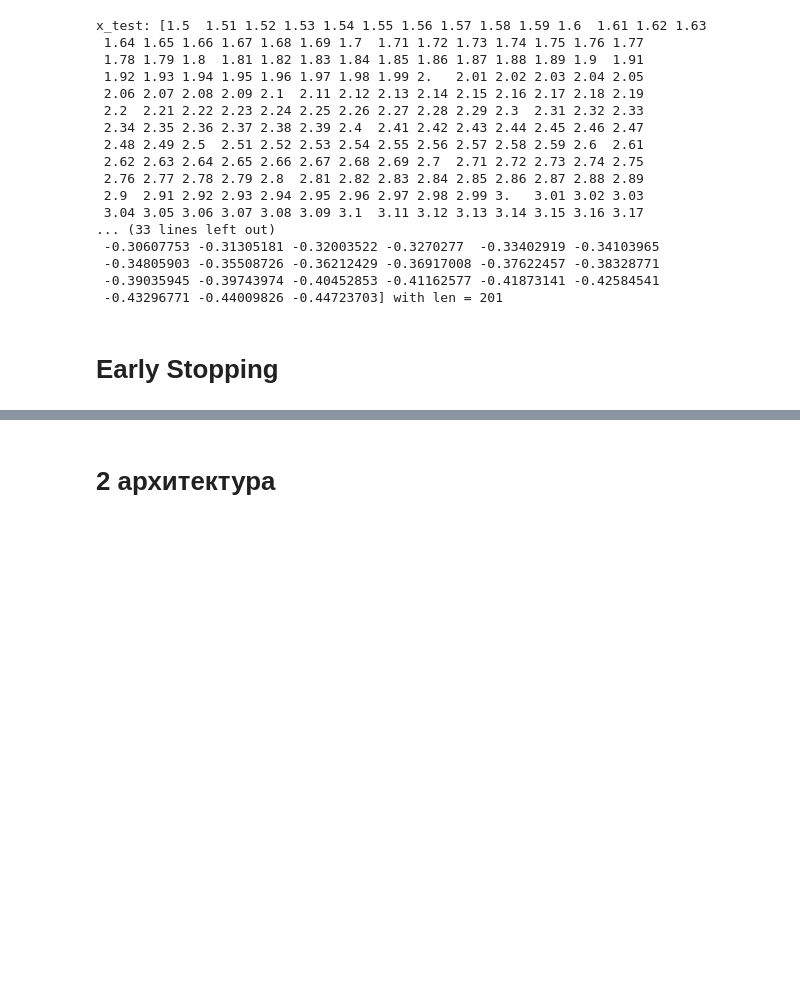
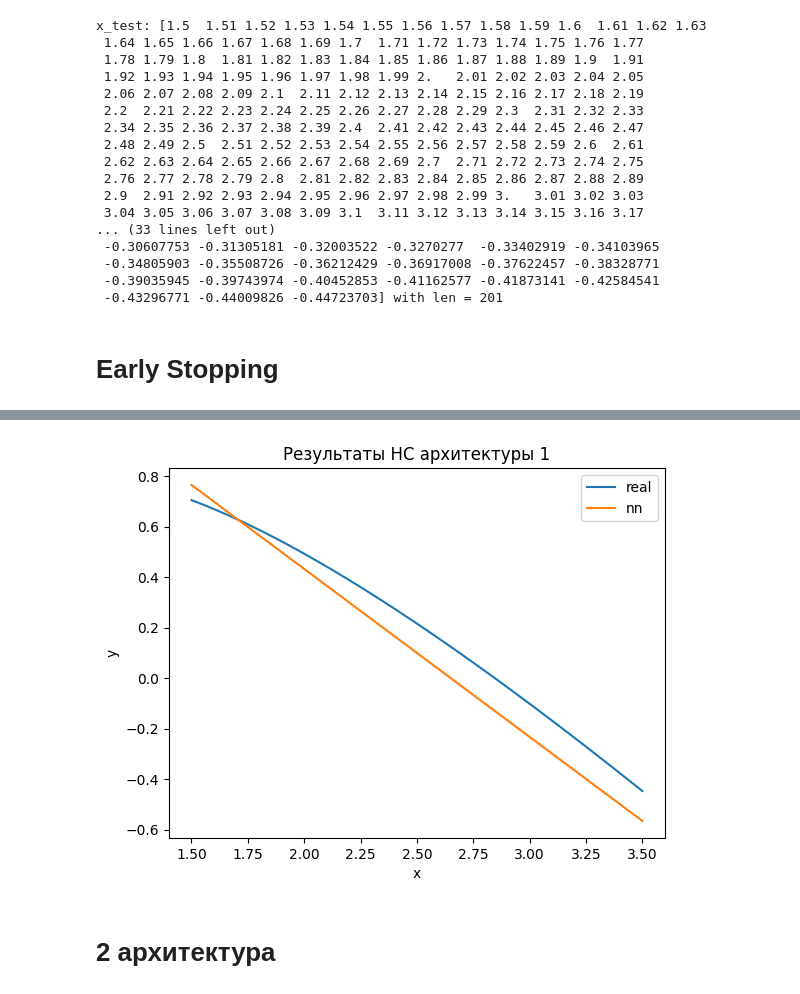
Before and after one commit to um4ru-ch4n/magistracy, a Jupyter notebook: actual/lab5/main.ipynb, the cells around one changed output, grey strips where cells are left out. Saved outputs shown, nothing was run; the diff lists cells and outputs as text; code cells hidden in the pictures; blank space fills up the shorter version.

```diff
--- a/actual/lab5/main.ipynb
+++ b/actual/lab5/main.ipynb
@@ -116,0 +171,6 @@ callbacks = [
+# %%
+y_pred = model.predict(x_test)
+
+from sklearn.metrics import mean_squared_error
+
+print(mean_squared_error(y_test, y_pred))
@@ -117,3 +180,16 @@ callbacks = [
+# %%
+plt.plot(x_test, y_test, label='real')
+plt.plot(x_test, y_pred, label='nn')
+
+plt.xlabel('x')
+plt.ylabel('y')
+
+plt.title('Результаты НС архитектуры 1')
+
+plt.legend()
+plt.show()
+# %% [output]
+[figure, added]
 # %% [markdown]
 # 2 архитектура
 # %%
```
Also changed, not shown: parts of 24 cells of this notebook, 27 other files.
